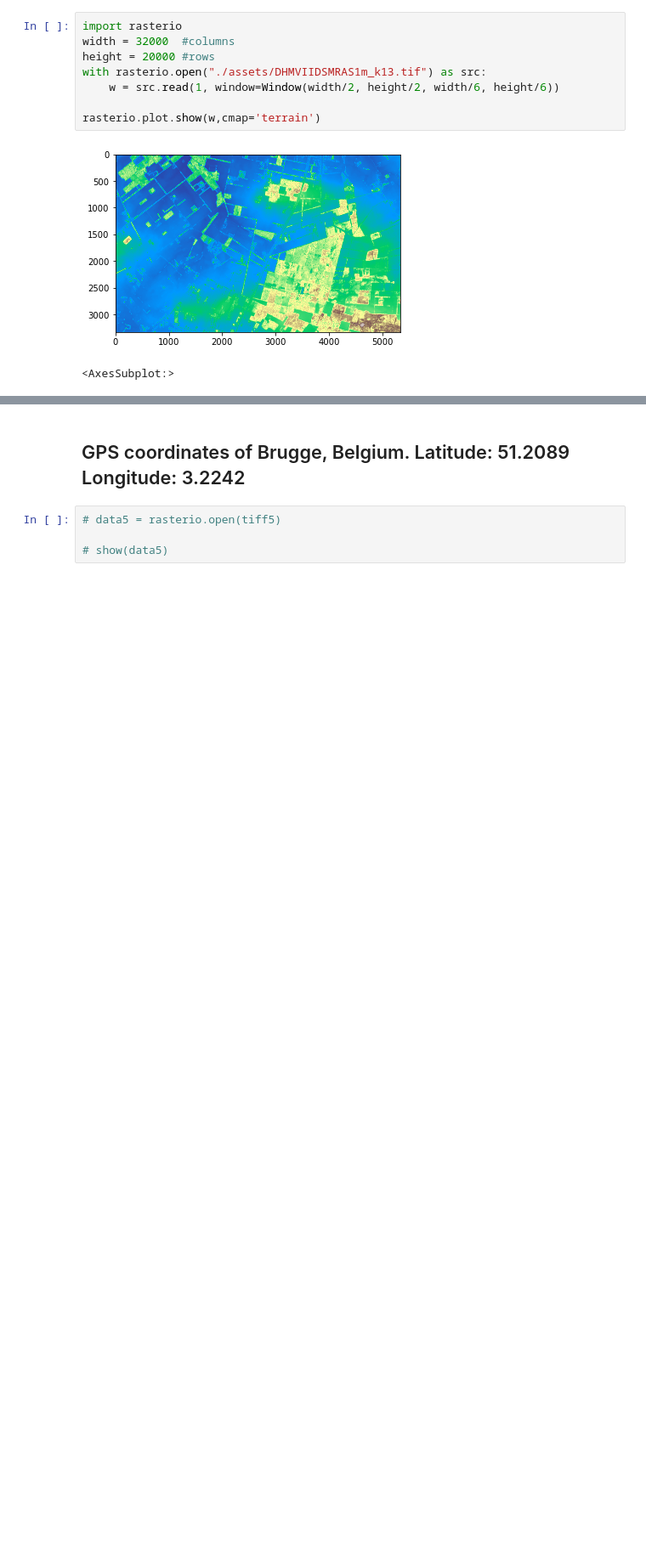
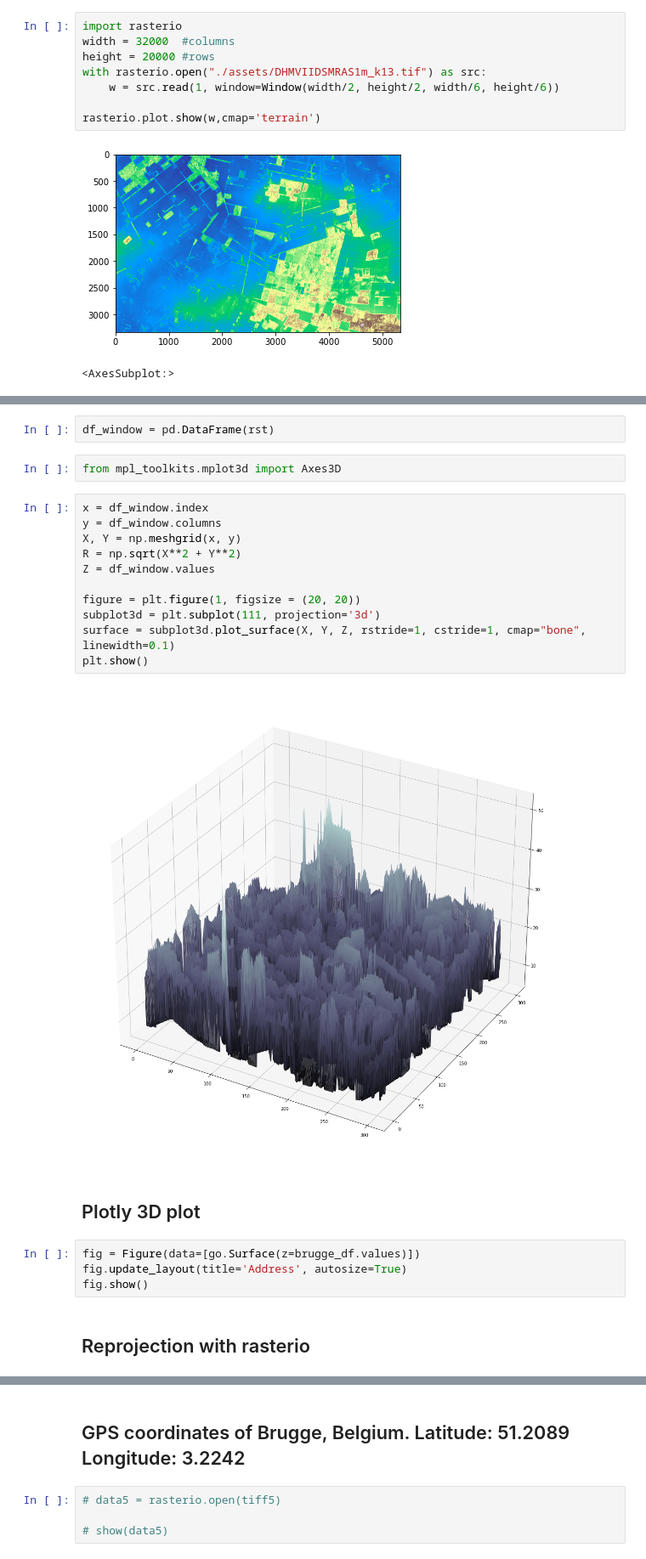
Before and after one commit to Maarten-Vandaele/Maarten_3DHouseProject, a Jupyter notebook: Maarten_3DhouseProject.ipynb, the cells around one changed output, grey strips where cells are left out. Shown at 85% size. Saved outputs shown, nothing was run; the diff lists cells and outputs as text; blank space fills up the shorter version.

```diff
--- a/Maarten_3DhouseProject.ipynb
+++ b/Maarten_3DhouseProject.ipynb
@@ -133,0 +150,25 @@ rasterio.plot.show(rst, cmap='bone')
+# %%
+df_window = pd.DataFrame(rst)
+# %%
+from mpl_toolkits.mplot3d import Axes3D
+# %%
+x = df_window.index
+y = df_window.columns
+X, Y = np.meshgrid(x, y)
+R = np.sqrt(X**2 + Y**2)
+Z = df_window.values
+
+figure = plt.figure(1, figsize = (20, 20))
+subplot3d = plt.subplot(111, projection='3d')
+surface = subplot3d.plot_surface(X, Y, Z, rstride=1, cstride=1, cmap="bone", linewidth=0.1)
+plt.show()
+# %% [output]
+[figure, added]
+# %% [markdown]
+## Plotly 3D plot
+# %%
+fig = Figure(data=[go.Surface(z=brugge_df.values)])
+fig.update_layout(title='Address', autosize=True)
+fig.show()
+# %% [markdown]
+## Reprojection with rasterio
```
Also changed, not shown: parts of 34 cells of this notebook, 1 other file.
